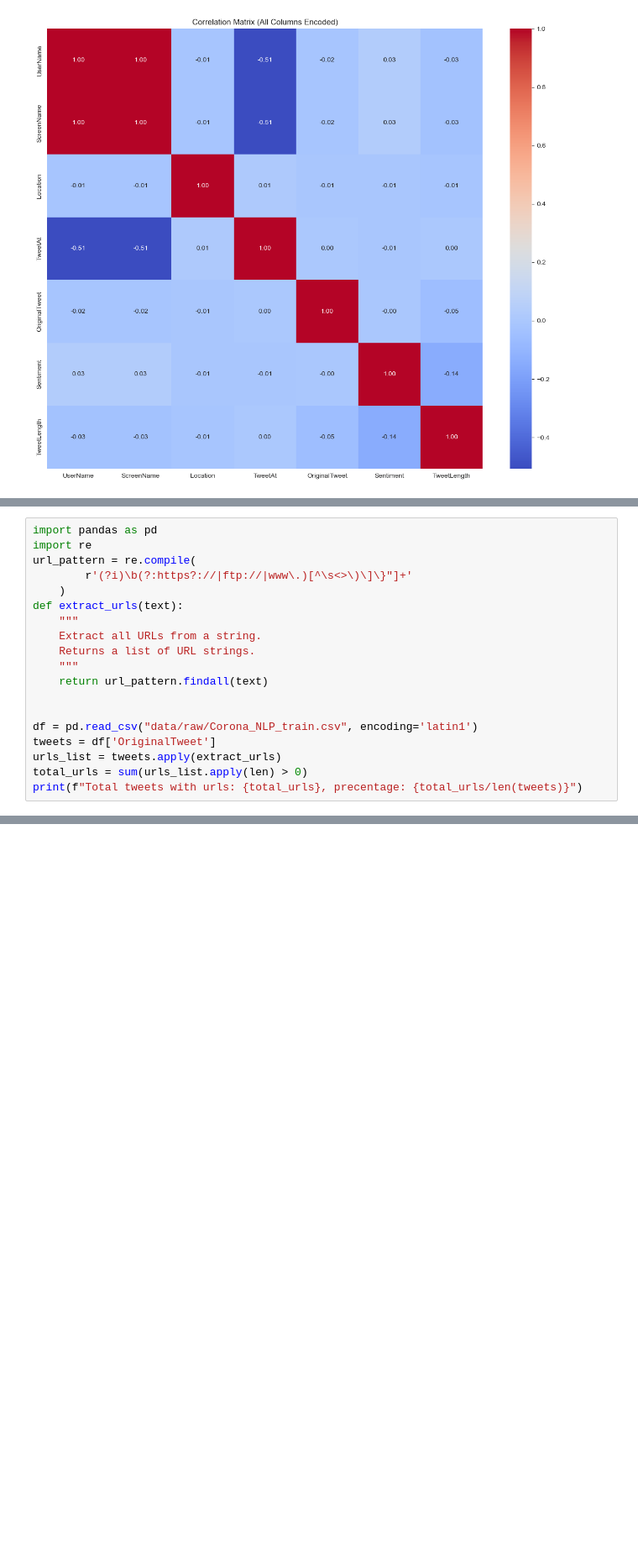
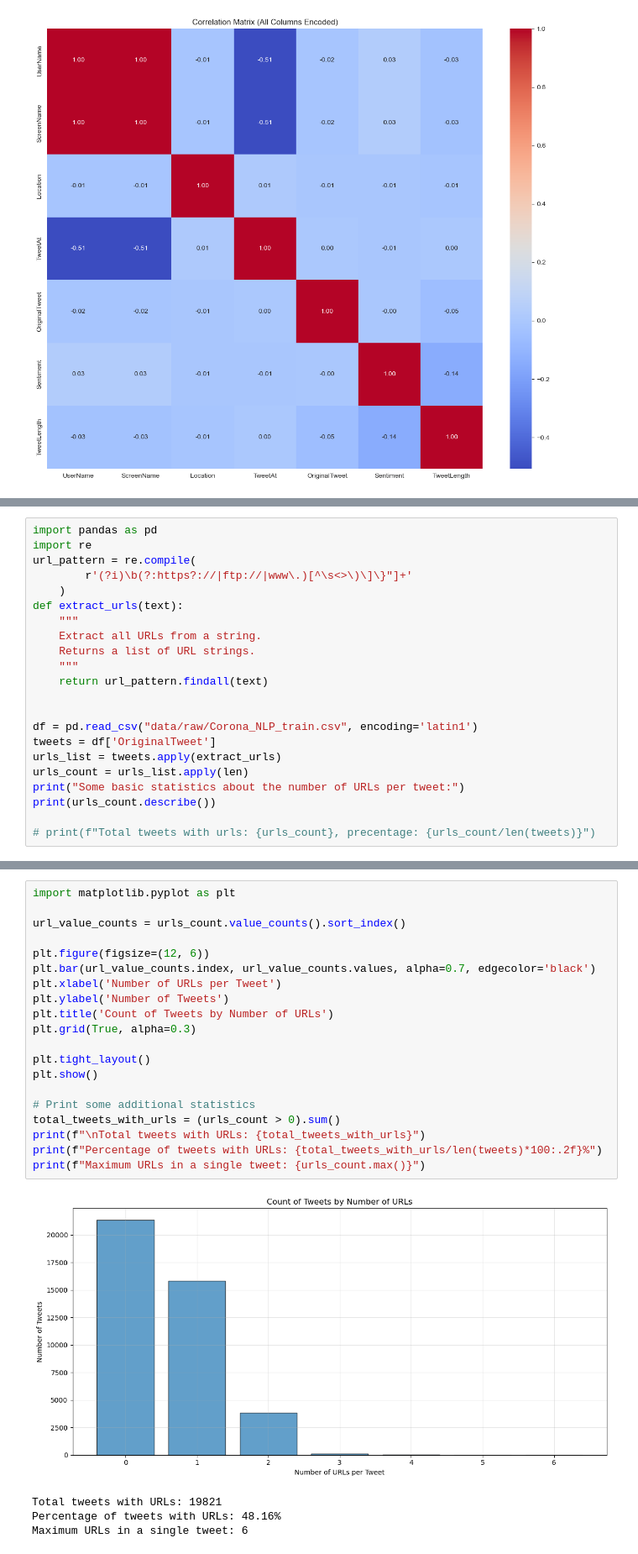
Before and after one commit to amitxy/COVID-Voices, a Jupyter notebook: EDA.ipynb, the cells around one changed output, grey strips where cells are left out. Shown: that part at 84% size. Saved outputs shown, nothing was run; the diff lists cells and outputs as text; blank space fills up the shorter version.

Commit message:
added url statistics

```diff
--- a/EDA.ipynb
+++ b/EDA.ipynb
@@ -182,6 +184,9 @@ def extract_urls(text):
 df = pd.read_csv("data/raw/Corona_NLP_train.csv", encoding='latin1')
 tweets = df['OriginalTweet']
 urls_list = tweets.apply(extract_urls)
-total_urls = sum(urls_list.apply(len) > 0)
-print(f"Total tweets with urls: {total_urls}, precentage: {total_urls/len(tweets)}")
+urls_count = urls_list.apply(len)
+print("Some basic statistics about the number of URLs per tweet:")
+print(urls_count.describe())
+
+# print(f"Total tweets with urls: {urls_count}, precentage: {urls_count/len(tweets)}")
 # %% [output]
@@ -189,3 +203,28 @@ Total tweets with urls: 19821, precentage: 0.48159486843064364
+# %%
+import matplotlib.pyplot as plt
+
+url_value_counts = urls_count.value_counts().sort_index()
+
+plt.figure(figsize=(12, 6))
+plt.bar(url_value_counts.index, url_value_counts.values, alpha=0.7, edgecolor='black')
+plt.xlabel('Number of URLs per Tweet')
+plt.ylabel('Number of Tweets')
+plt.title('Count of Tweets by Number of URLs')
+plt.grid(True, alpha=0.3)
+
+plt.tight_layout()
+plt.show()
+
+# Print some additional statistics
+total_tweets_with_urls = (urls_count > 0).sum()
+print(f"\nTotal tweets with URLs: {total_tweets_with_urls}")
+print(f"Percentage of tweets with URLs: {total_tweets_with_urls/len(tweets)*100:.2f}%")
+print(f"Maximum URLs in a single tweet: {urls_count.max()}")
+# %% [output]
+[figure, added]
+Total tweets with URLs: 19821
+Percentage of tweets with URLs: 48.16%
+Maximum URLs in a single tweet: 6
 # %%
 import requests
 from bs4 import BeautifulSoup
```
Also changed, not shown: parts of 3 cells of this notebook.
